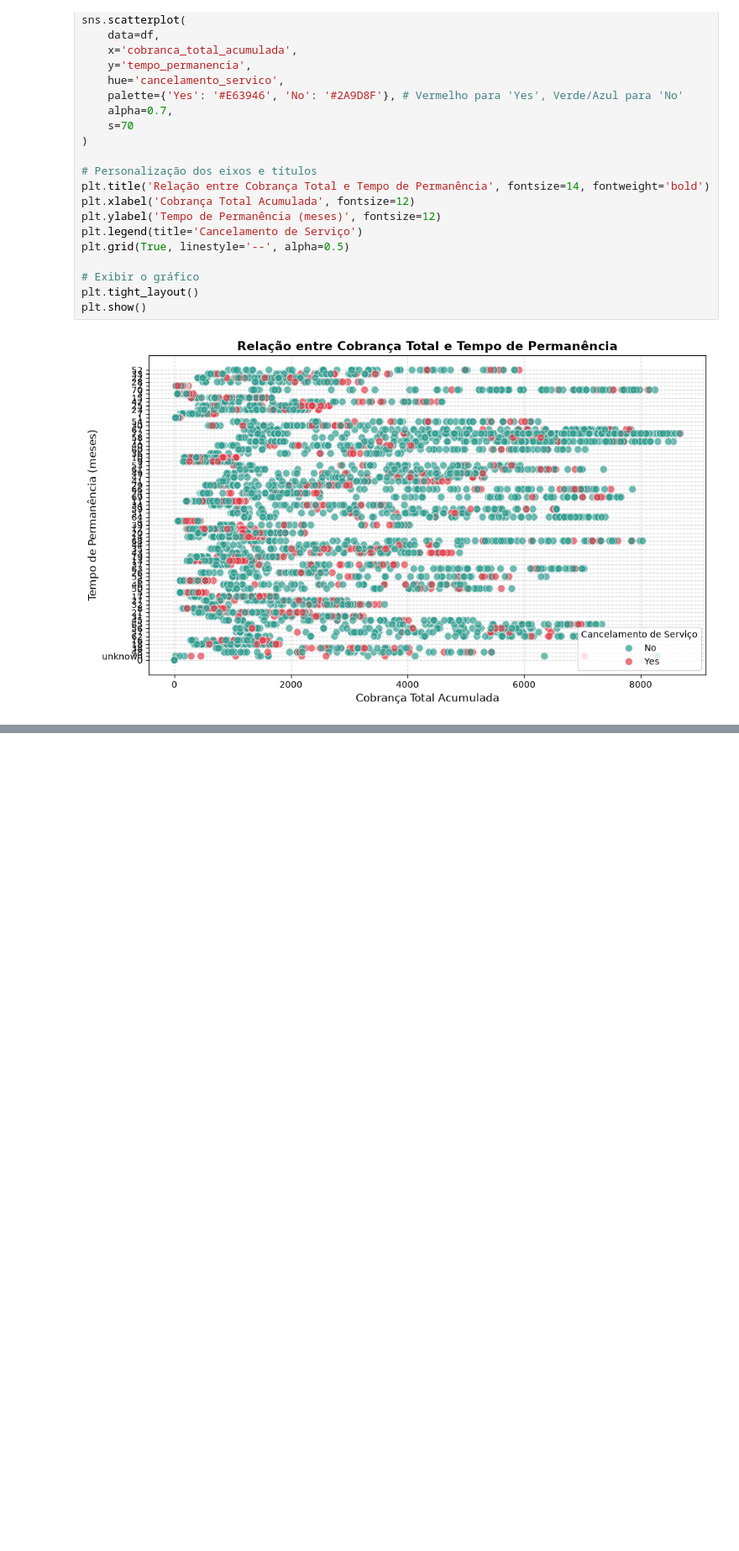
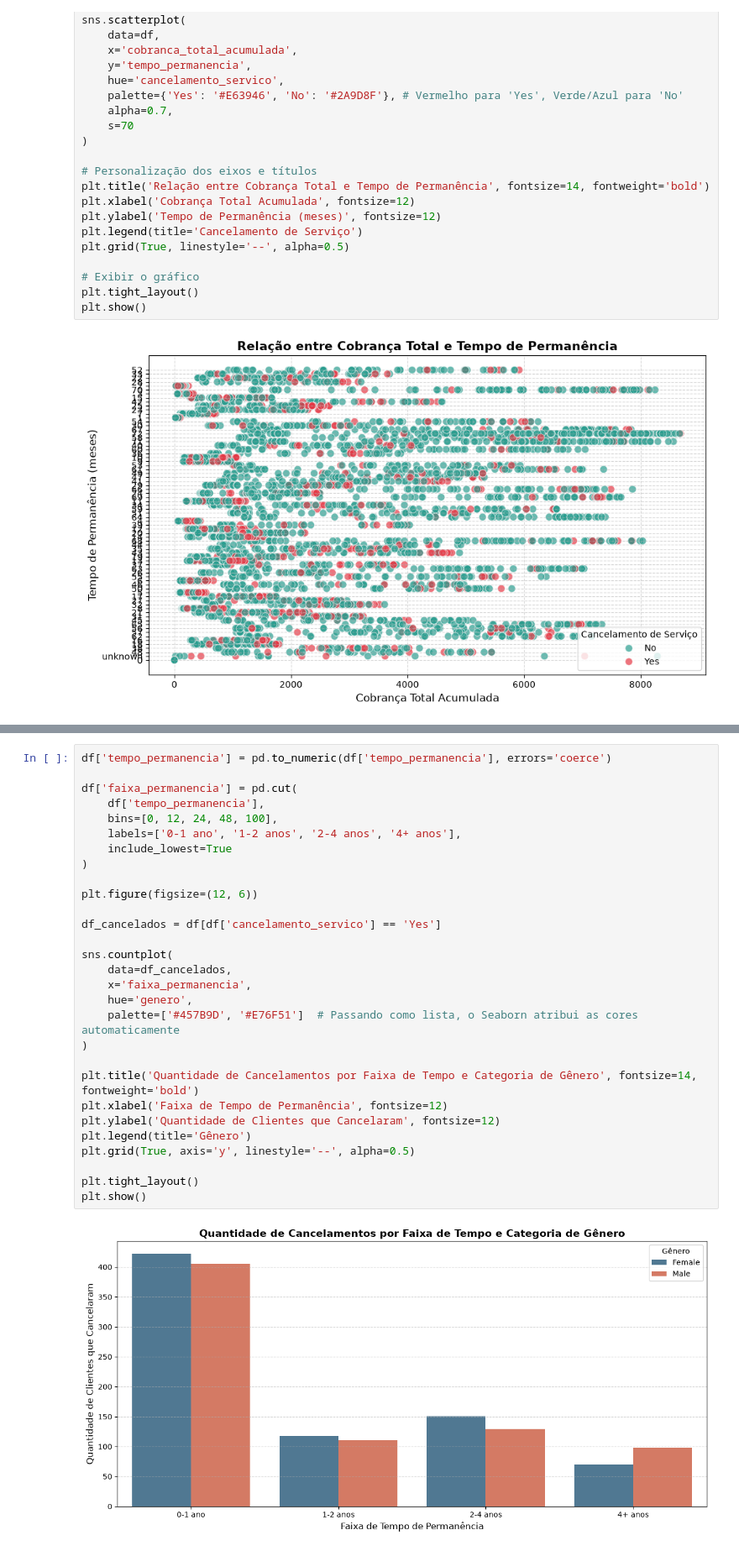
Before and after one commit to moh4b-z/Projeto_integrador_interdisciplinar_II, a Jupyter notebook: analise.ipynb, the cells around one changed output, grey strips where cells are left out. Shown at 84% size. Saved outputs shown, nothing was run; the diff lists cells and outputs as text; blank space fills up the shorter version.

```diff
--- a/analise.ipynb
+++ b/analise.ipynb
@@ -154,3 +131,34 @@ plt.tight_layout()
 plt.show()
 # %% [output]
 [figure]
+# %%
+df['tempo_permanencia'] = pd.to_numeric(df['tempo_permanencia'], errors='coerce')
+
+df['faixa_permanencia'] = pd.cut(
+    df['tempo_permanencia'],
+    bins=[0, 12, 24, 48, 100],
+    labels=['0-1 ano', '1-2 anos', '2-4 anos', '4+ anos'],
+    include_lowest=True
+)
+
+plt.figure(figsize=(12, 6))
+
+df_cancelados = df[df['cancelamento_servico'] == 'Yes']
+
+sns.countplot(
+    data=df_cancelados,
+    x='faixa_permanencia',
+    hue='genero',
+    palette=['#457B9D', '#E76F51']  # Passando como lista, o Seaborn atribui as cores automaticamente
+)
+
+plt.title('Quantidade de Cancelamentos por Faixa de Tempo e Categoria de Gênero', fontsize=14, fontweight='bold')
+plt.xlabel('Faixa de Tempo de Permanência', fontsize=12)
+plt.ylabel('Quantidade de Clientes que Cancelaram', fontsize=12)
+plt.legend(title='Gênero')
+plt.grid(True, axis='y', linestyle='--', alpha=0.5)
+
+plt.tight_layout()
+plt.show()
+# %% [output]
+[figure, added]
```
Also changed, not shown: parts of 2 cells of this notebook.
